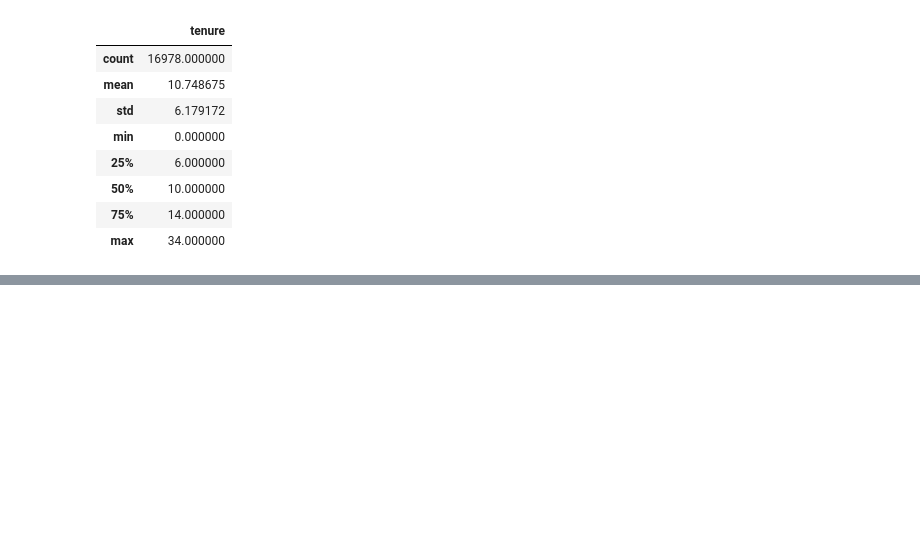
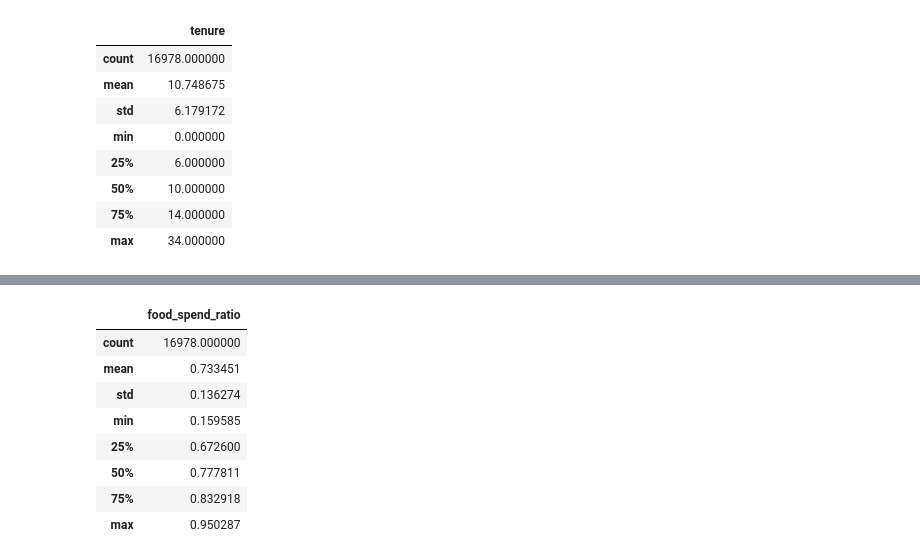
Before and after one commit to Tiana-Coker/customer-segmentation, a Jupyter notebook: notebooks/DMI_2526_Group_39_Notebook.ipynb, the cells around one changed output, grey strips where cells are left out. Drawn from its saved outputs; the diff is of its cells as text; code cells hidden in the pictures; blank space fills up the shorter version.

```diff
--- a/notebooks/DMI_2526_Group_39_Notebook.ipynb
+++ b/notebooks/DMI_2526_Group_39_Notebook.ipynb
@@ -203,0 +232,21 @@ df[["tenure"]].describe()
+# %%
+food_spend = (
+  df["lifetime_spend_groceries"]
+  + df["lifetime_spend_vegetables"]
+  + df["lifetime_spend_meat"]
+  + df["lifetime_spend_fish"]
+)
+
+df["food_spend_ratio"] = food_spend / df["total_lifetime_spend"]
+
+df[["food_spend_ratio"]].describe()
+# %% [output]
+|  | food_spend_ratio |
+| count | 16978.000000 |
+| mean | 0.733451 |
+| std | 0.136274 |
+| min | 0.159585 |
+| 25% | 0.672600 |
+| 50% | 0.777811 |
+| 75% | 0.832918 |
+| max | 0.950287 |
```
Also changed, not shown: parts of 2 cells of this notebook.
